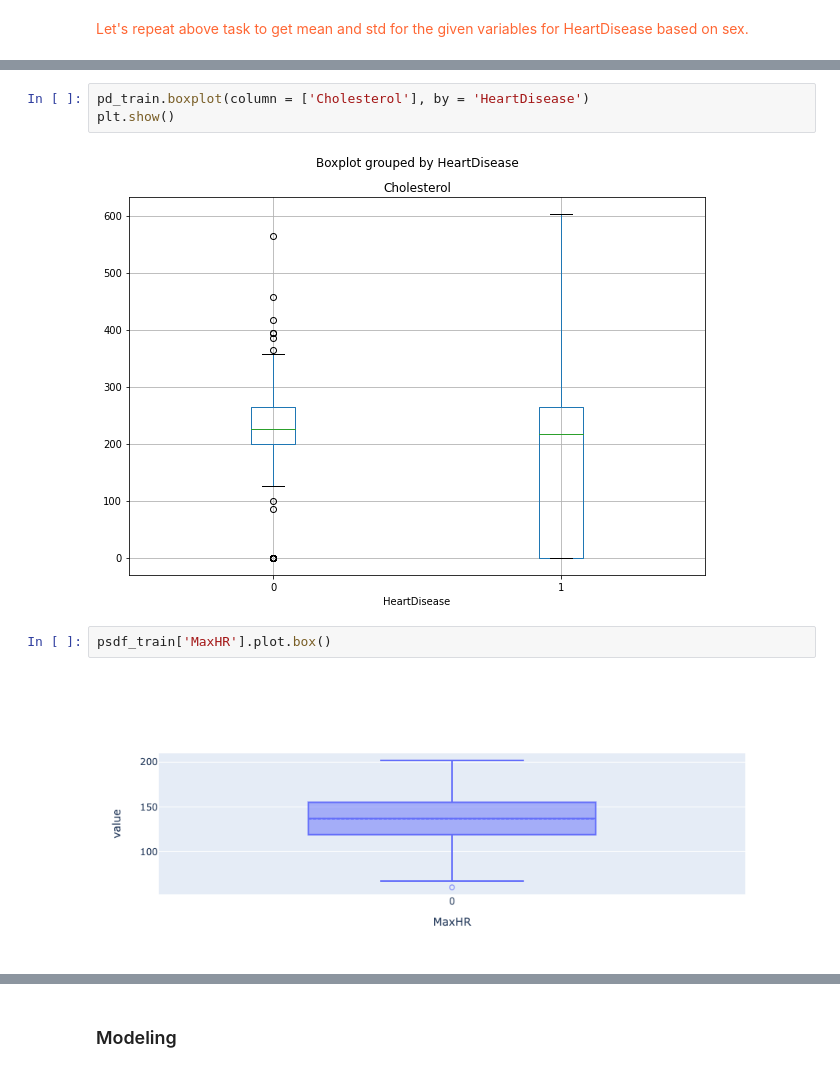
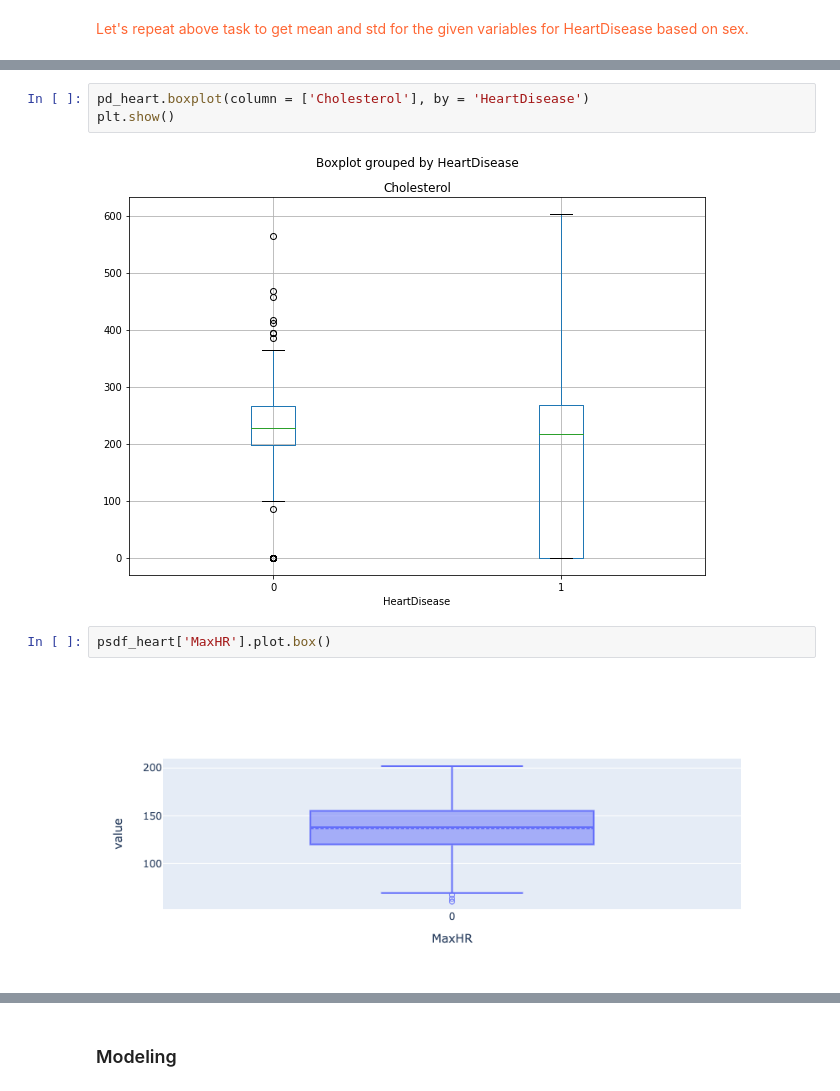
Before and after one commit to akoncsugit/HeartFailure, a Jupyter notebook: FinalProject.ipynb, the cells around one changed output, grey strips where cells are left out. Cells and saved outputs as stored; diff of their text form.

```diff
--- a/FinalProject.ipynb
+++ b/FinalProject.ipynb
@@ -274,10 +259,10 @@ psdf_train['Cholesterol'].plot.box()
 # %%
-pd_train.boxplot(column = ['Cholesterol'], by = 'HeartDisease')
+pd_heart.boxplot(column = ['Cholesterol'], by = 'HeartDisease')
 plt.show()
 # %% [output]
-[figure, old version]
+[figure, new version]
 # %%
-psdf_train['MaxHR'].plot.box()
+psdf_heart['MaxHR'].plot.box()
 # %% [output]
-[figure, old version]
+[figure, new version]
 # %%
```
Also changed, not shown: parts of 45 cells of this notebook, 1 other file.
